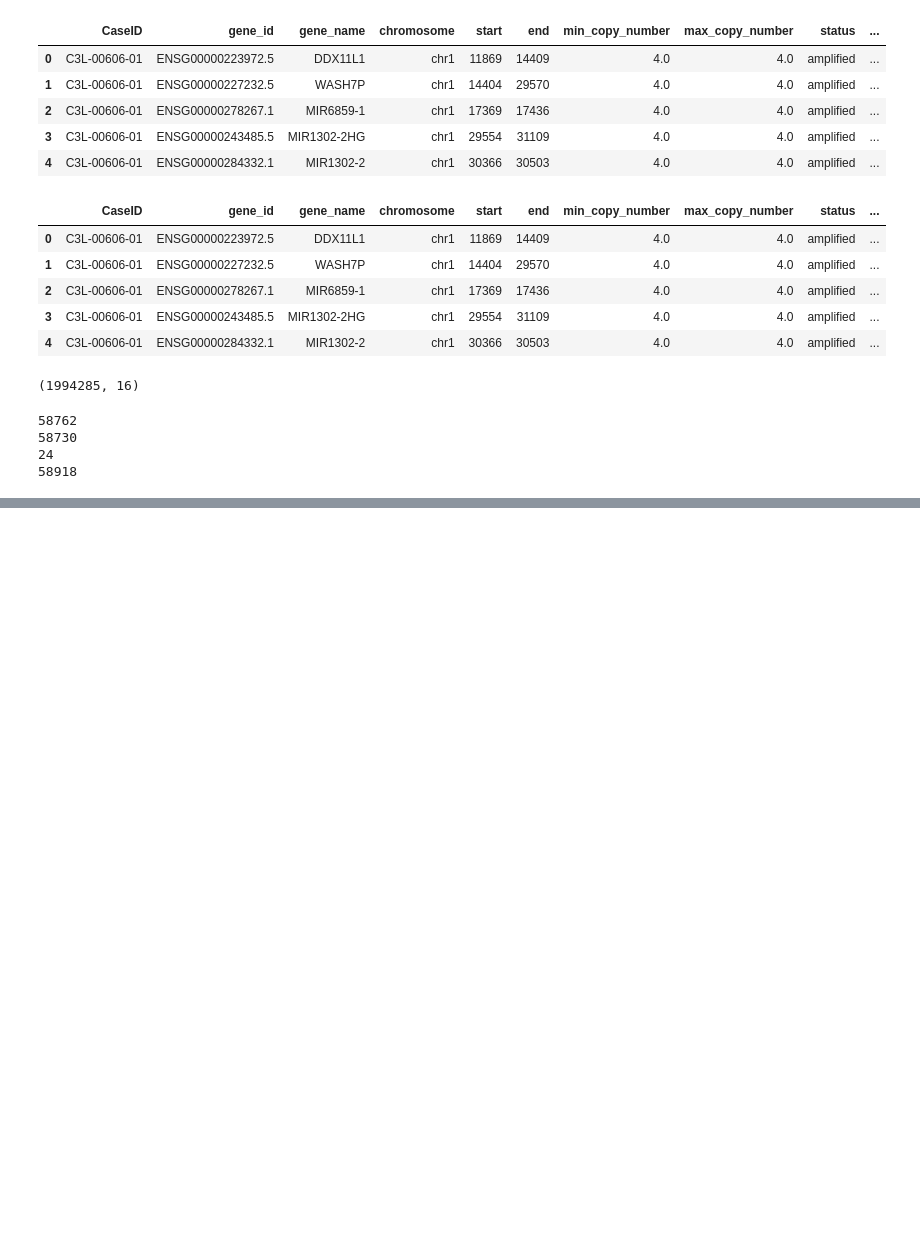
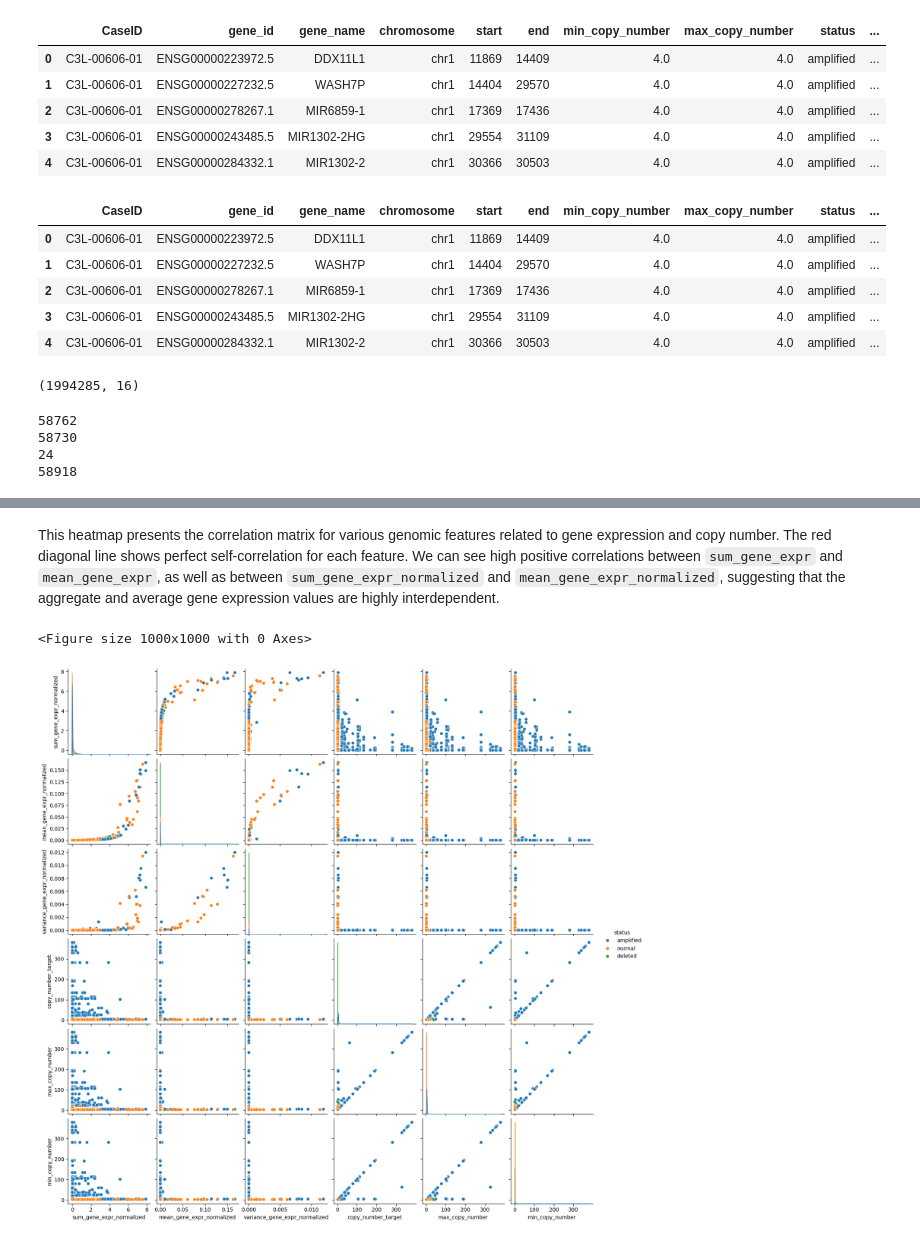
Before and after one commit to LaraLim/cnv-supervised-learning, a Jupyter notebook: preprocess/encoding.ipynb, the cells around one changed output, grey strips where cells are left out. Saved outputs shown, nothing was run; the diff lists cells and outputs as text; code cells hidden in the pictures; blank space fills up the shorter version.

```diff
--- a/preprocess/encoding.ipynb
+++ b/preprocess/encoding.ipynb
@@ -97,0 +125,12 @@ combined_data = combined_data.drop('copy_number_target', axis=1)
+# %% [markdown]
+This heatmap presents the correlation matrix for various genomic features related to gene expression and copy number. The red diagonal line shows perfect self-correlation for each feature. We can see high positive correlations between `sum_gene_expr` and `mean_gene_expr`, as well as between `sum_gene_expr_normalized` and `mean_gene_expr_normalized`, suggesting that the aggregate and average gene expression values are highly interdependent.
+# %%
+# Plot the pairplot
+plt.figure(figsize=(10,10))
+
+# Use the 'status' column to color the points
+sns.pairplot(combined_data[['sum_gene_expr_normalized', 'mean_gene_expr_normalized', 'variance_gene_expr_normalized', 'copy_number_target', 'max_copy_number', 'min_copy_number','status']], hue='status')
+plt.show()
+# %% [output]
+<Figure size 1000x1000 with 0 Axes>
+[figure, added]
```
Also changed, not shown: parts of 2 cells of this notebook.
